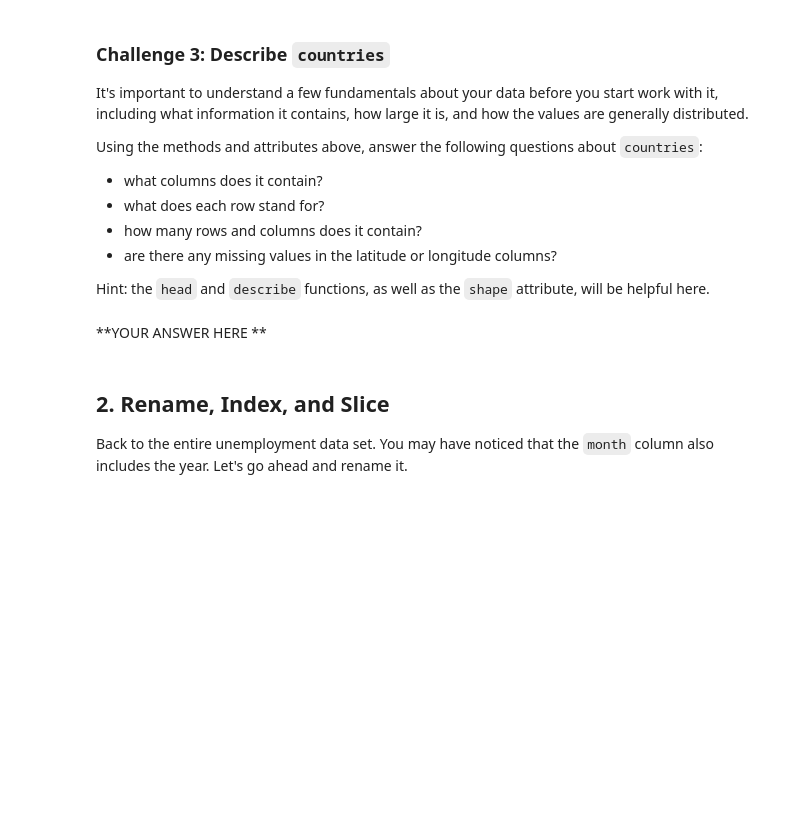
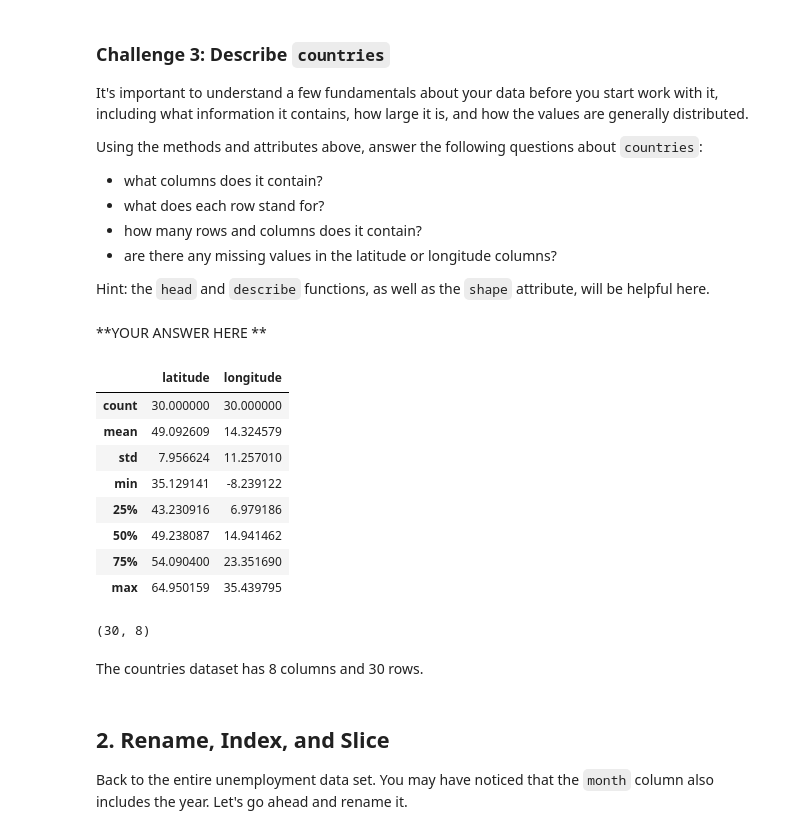
Before and after one commit to martinahuang/CUS615, a Jupyter notebook: Assignment_01/assignment_MartinaHuang_introduction-to-pandas.ipynb, the cells around one changed output. Drawn from its saved outputs; the diff is of its cells as text; code cells hidden in the pictures; blank space fills up the shorter version.

```diff
--- a/Assignment_01/assignment_MartinaHuang_introduction-to-pandas.ipynb
+++ b/Assignment_01/assignment_MartinaHuang_introduction-to-pandas.ipynb
@@ -132,6 +143,24 @@ Using the methods and attributes above, answer the following questions about `co
 Hint: the `head` and `describe` functions, as well as the `shape` attribute, will be helpful here.
 # %% [markdown]
 **YOUR ANSWER HERE **
+# %%
+countries.describe()
+# %% [output]
+|  | latitude | longitude |
+| count | 30.000000 | 30.000000 |
+| mean | 49.092609 | 14.324579 |
+| std | 7.956624 | 11.257010 |
+| min | 35.129141 | -8.239122 |
+| 25% | 43.230916 | 6.979186 |
+| 50% | 49.238087 | 14.941462 |
+| 75% | 54.090400 | 23.351690 |
+| max | 64.950159 | 35.439795 |
+# %%
+countries.shape
+# %% [output]
+(30, 8)
+# %% [markdown]
+The countries dataset has 8 columns and 30 rows.
 # %% [markdown]
 ## 2. Rename, Index, and Slice <a id="section2"/>
 Back to the entire unemployment data set. You may have noticed that the `month` column also includes the year. Let's go ahead and rename it.
```
Also changed, not shown: parts of 2 cells of this notebook.
